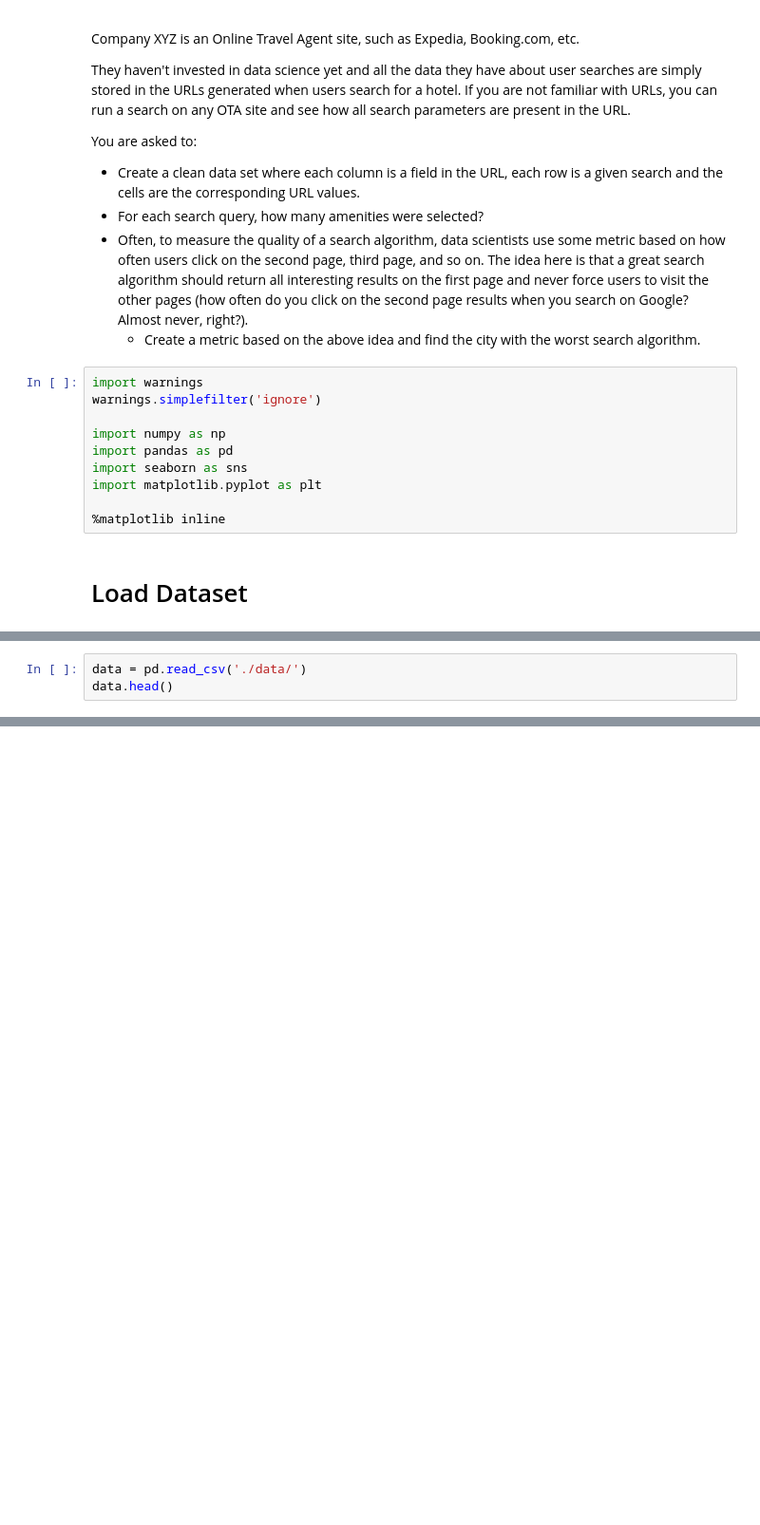
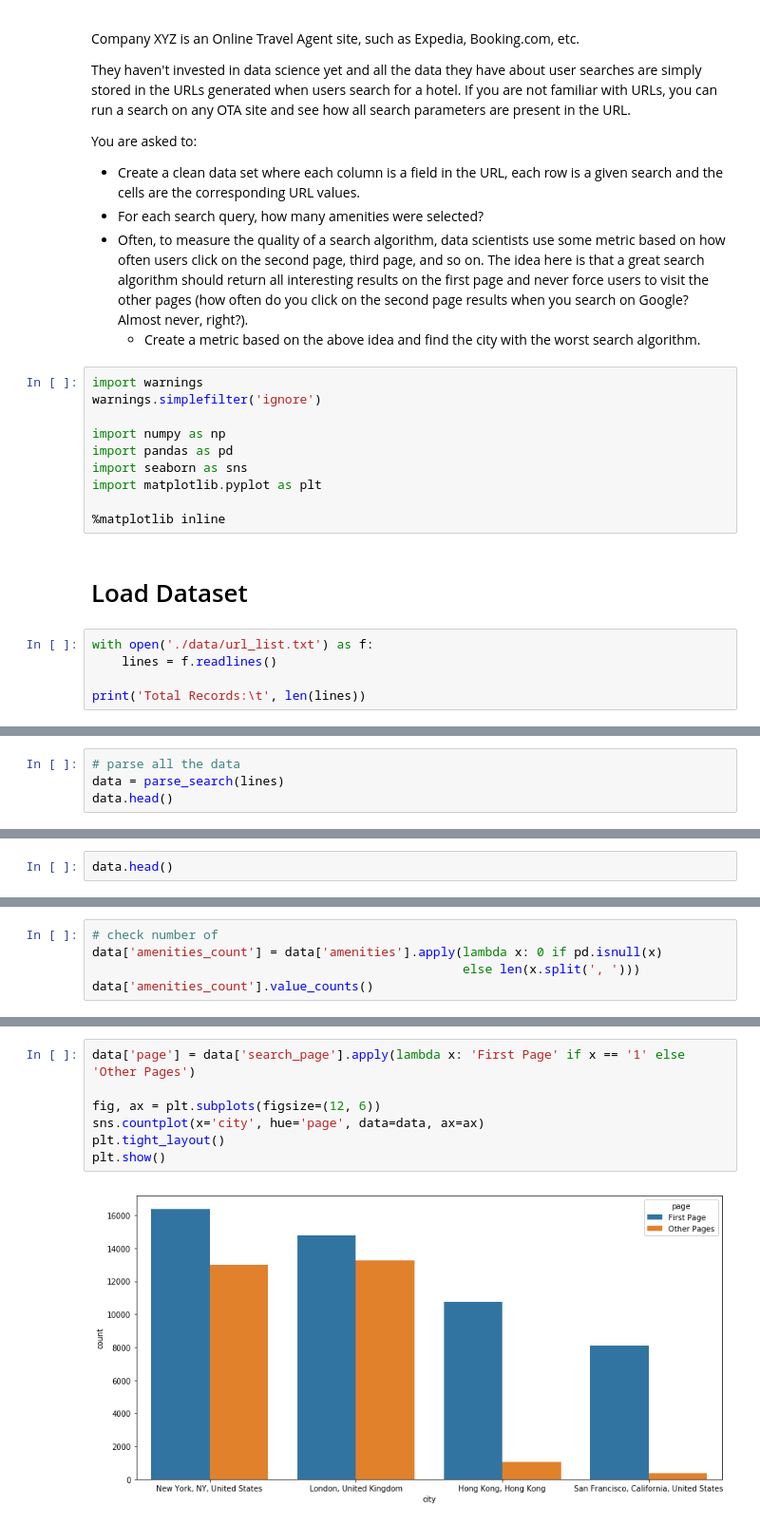
Before and after one commit to JifuZhao/DS-Take-Home, a Jupyter notebook: 16. URL Parsing Challenge.ipynb, the cells around one changed output, grey strips where cells are left out. Shown at 95% size. Saved outputs shown, nothing was run; the diff lists cells and outputs as text; blank space fills up the shorter version.

```diff
--- a/16. URL Parsing Challenge.ipynb
+++ b/16. URL Parsing Challenge.ipynb
@@ -30,3 +30,8 @@ import matplotlib.pyplot as plt
 %matplotlib inline
 # %% [markdown]
 # Load Dataset
+# %%
+with open('./data/url_list.txt') as f:
+    lines = f.readlines()
+
+print('Total Records:\t', len(lines))
@@ -32,0 +77,4 @@ import matplotlib.pyplot as plt
+# %%
+# parse all the data
+data = parse_search(lines)
+data.head()
@@ -33,3 +133,2 @@ import matplotlib.pyplot as plt
 # %%
-data = pd.read_csv('./data/')
 data.head()
@@ -39,0 +158,5 @@ data.describe()
+# %%
+# check number of
+data['amenities_count'] = data['amenities'].apply(lambda x: 0 if pd.isnull(x)
+                                                  else len(x.split(', ')))
+data['amenities_count'].value_counts()
@@ -39,0 +172,9 @@ data.describe()
+# %%
+data['page'] = data['search_page'].apply(lambda x: 'First Page' if x == '1' else 'Other Pages')
+
+fig, ax = plt.subplots(figsize=(12, 6))
+sns.countplot(x='city', hue='page', data=data, ax=ax)
+plt.tight_layout()
+plt.show()
+# %% [output]
+[figure, added]
```
Also changed, not shown: parts of 16 cells of this notebook.
